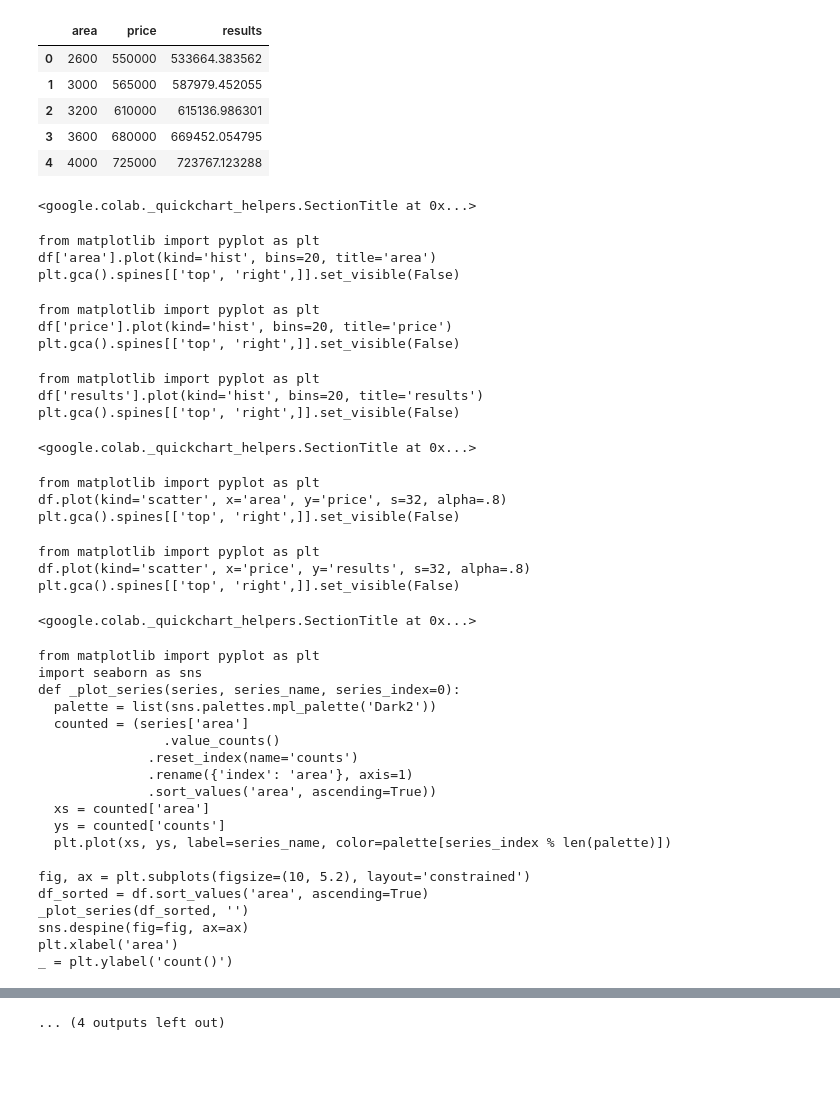
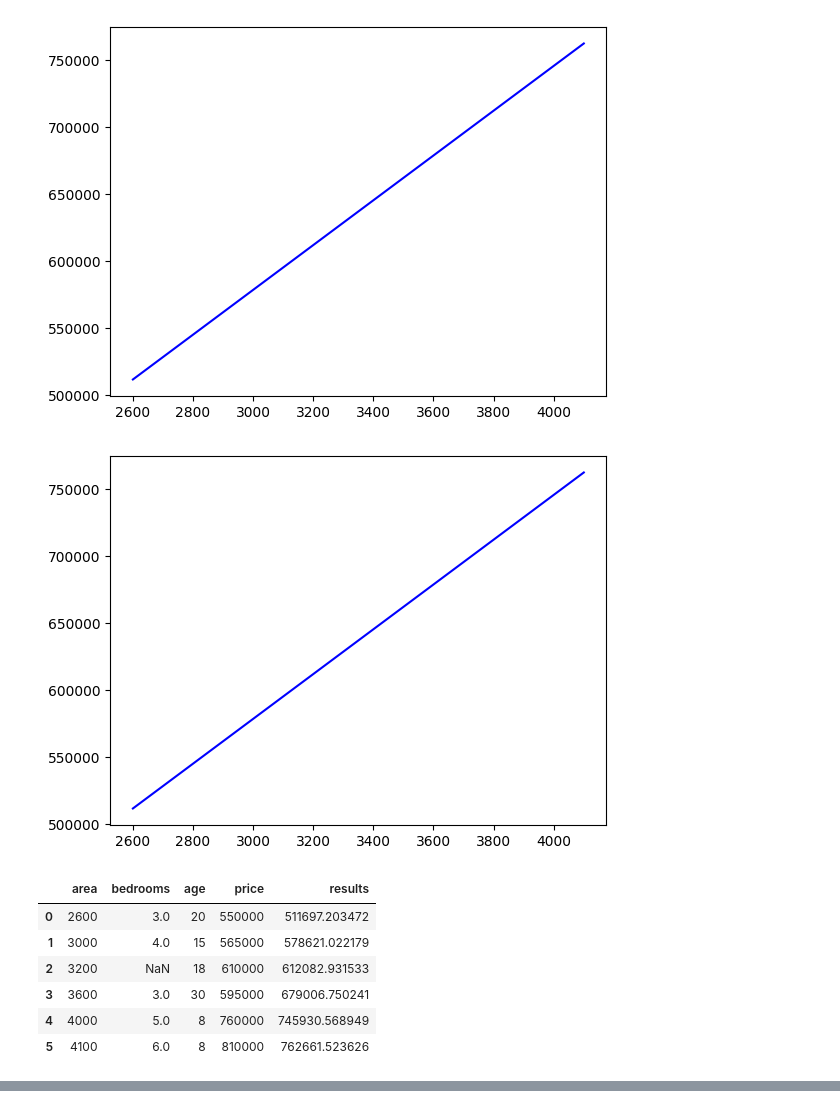
Before and after one commit to RajkiranHS/AI-RealEstatePredication, a Jupyter notebook: realEstatePrediction.ipynb, the cells around one changed output, grey strips where cells are left out. Saved outputs shown, nothing was run; the diff lists cells and outputs as text; code cells hidden in the pictures; blank space fills up the shorter version.

```diff
--- a/realEstatePrediction.ipynb
+++ b/realEstatePrediction.ipynb
@@ -0,0 +3,7 @@
+# %%
+import pandas as pd
+import matplotlib.pyplot as plt
+from sklearn.linear_model import LinearRegression
+
+df = pd.read_csv('/content/homeprices.csv')
+df
@@ -0,0 +29,5 @@
+# %%
+
+model=LinearRegression()
+model.fit(df[['area']],df.price)
+model.predict([[3000]])
@@ -1,4 +36,14 @@
 # %%
+
+pd.plotting.scatter_matrix(df)
+plt.show()
+
+plt.plot(df.area,model.predict(df[['area']]),color='blue')
+plt.show()
+df
+
+
+
 pre=model.predict([[2600]])
 
 
@@ -17,4 +62,8 @@ newDf
 newDf.to_csv('HomePriceResults.csv')
 newDf
 newDf.rename(columns={'results':'pricePredication'})
+
+plt.plot(df.area,model.predict(df[['area']]),color='blue')
+plt.show()
+df
 # %% [output]
@@ -21,43 +71,9 @@ newDf.rename(columns={'results':'pricePredication'})
+[figure, added]
+[figure, added]
-|  | area | price | results |
-| 0 | 2600 | 550000 | 533664.383562 |
-| 1 | 3000 | 565000 | 587979.452055 |
-| 2 | 3200 | 610000 | 615136.986301 |
-| 3 | 3600 | 680000 | 669452.054795 |
-| 4 | 4000 | 725000 | 723767.123288 |
+|  | area | bedrooms | age | price | results |
+| 0 | 2600 | 3.0 | 20 | 550000 | 511697.203472 |
+| 1 | 3000 | 4.0 | 15 | 565000 | 578621.022179 |
+| 2 | 3200 | NaN | 18 | 610000 | 612082.931533 |
+| 3 | 3600 | 3.0 | 30 | 595000 | 679006.750241 |
+| 4 | 4000 | 5.0 | 8 | 760000 | 745930.568949 |
+| 5 | 4100 | 6.0 | 8 | 810000 | 762661.523626 |
-<google.colab._quickchart_helpers.SectionTitle at 0x...>
-from matplotlib import pyplot as plt
-df['area'].plot(kind='hist', bins=20, title='area')
-plt.gca().spines[['top', 'right',]].set_visible(False)
-from matplotlib import pyplot as plt
-df['price'].plot(kind='hist', bins=20, title='price')
-plt.gca().spines[['top', 'right',]].set_visible(False)
-from matplotlib import pyplot as plt
-df['results'].plot(kind='hist', bins=20, title='results')
-plt.gca().spines[['top', 'right',]].set_visible(False)
-<google.colab._quickchart_helpers.SectionTitle at 0x...>
-from matplotlib import pyplot as plt
-df.plot(kind='scatter', x='area', y='price', s=32, alpha=.8)
-plt.gca().spines[['top', 'right',]].set_visible(False)
-from matplotlib import pyplot as plt
-df.plot(kind='scatter', x='price', y='results', s=32, alpha=.8)
-plt.gca().spines[['top', 'right',]].set_visible(False)
-<google.colab._quickchart_helpers.SectionTitle at 0x...>
-from matplotlib import pyplot as plt
-import seaborn as sns
-def _plot_series(series, series_name, series_index=0):
-  palette = list(sns.palettes.mpl_palette('Dark2'))
-  counted = (series['area']
-                .value_counts()
-              .reset_index(name='counts')
-              .rename({'index': 'area'}, axis=1)
-              .sort_values('area', ascending=True))
-  xs = counted['area']
-  ys = counted['counts']
-  plt.plot(xs, ys, label=series_name, color=palette[series_index % len(palette)])
-
-fig, ax = plt.subplots(figsize=(10, 5.2), layout='constrained')
-df_sorted = df.sort_values('area', ascending=True)
-_plot_series(df_sorted, '')
-sns.despine(fig=fig, ax=ax)
-plt.xlabel('area')
-_ = plt.ylabel('count()')
@@ -102 +79,0 @@ _ = plt.ylabel('count()')
-... (4 outputs left out)
```
Also changed, not shown: parts of 14 cells of this notebook.
